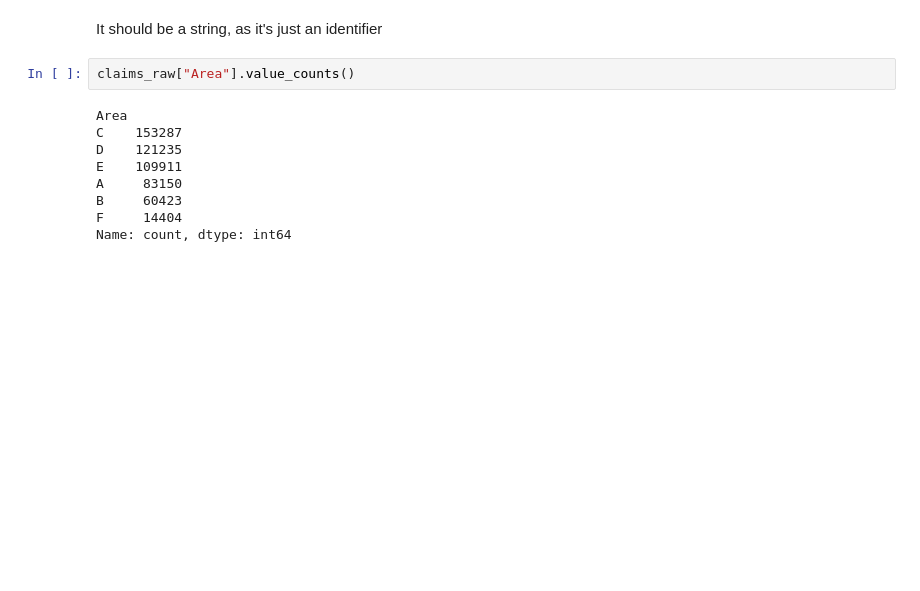
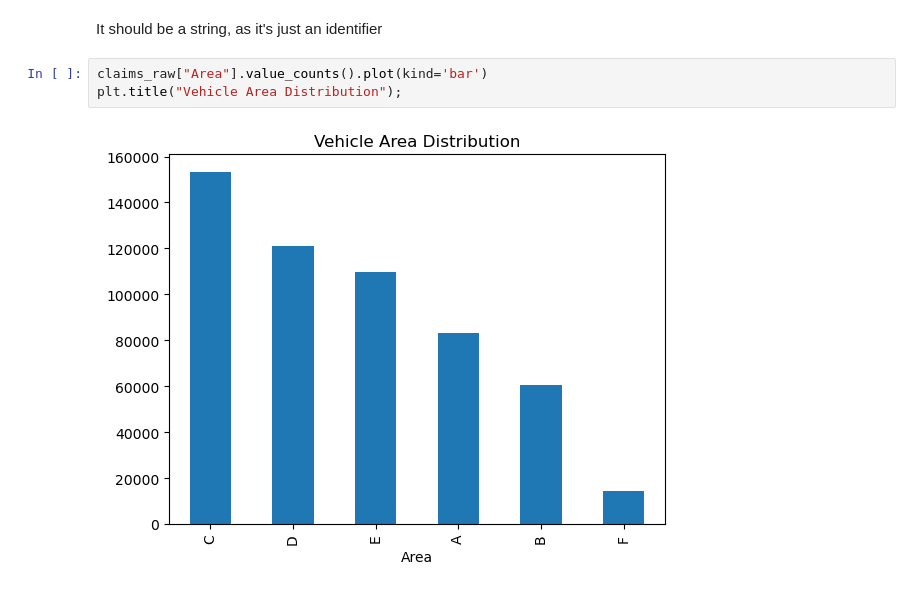
Before and after one commit to mindenki/2025-ITU-MachineLearning-Project-Claims-Risk-zrt, a Jupyter notebook: notebooks/01_Preprocessing_EDA.ipynb, the cells around one changed output. Drawn from its saved outputs; the diff is of its cells as text; blank space fills up the shorter version.

```diff
--- a/notebooks/01_Preprocessing_EDA.ipynb
+++ b/notebooks/01_Preprocessing_EDA.ipynb
@@ -59,14 +59,8 @@ False
 # %% [markdown]
 It should be a string, as it's just an identifier
 # %%
-claims_raw["Area"].value_counts()
+claims_raw["Area"].value_counts().plot(kind='bar')
+plt.title("Vehicle Area Distribution");
 # %% [output]
-Area
-C    153287
-D    121235
-E    109911
-A     83150
-B     60423
-F     14404
-Name: count, dtype: int64
+[figure, added]
 # %%
```
Also changed, not shown: parts of 45 cells of this notebook, 2 other files.
